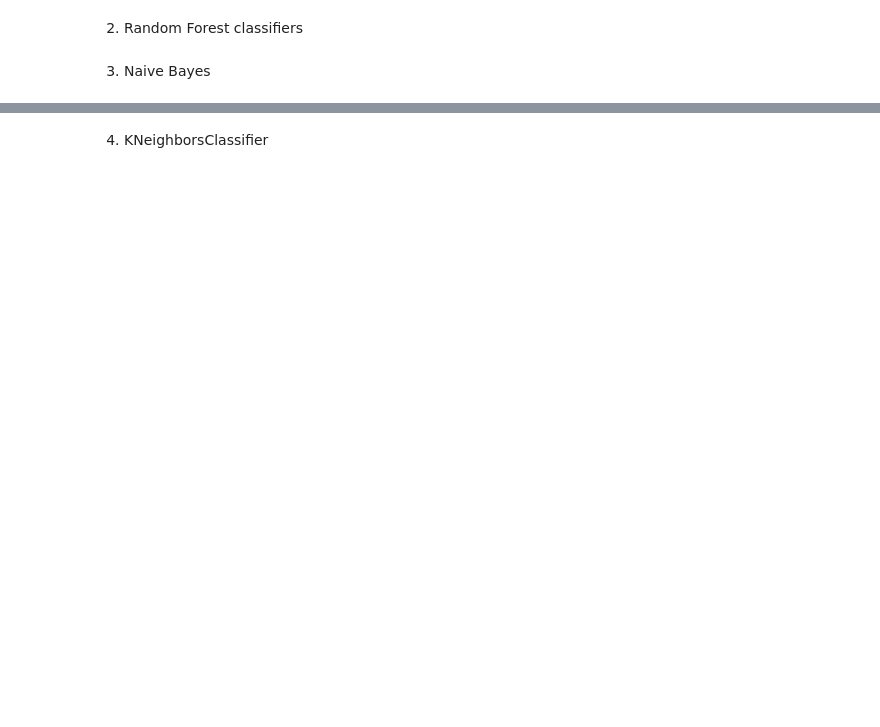
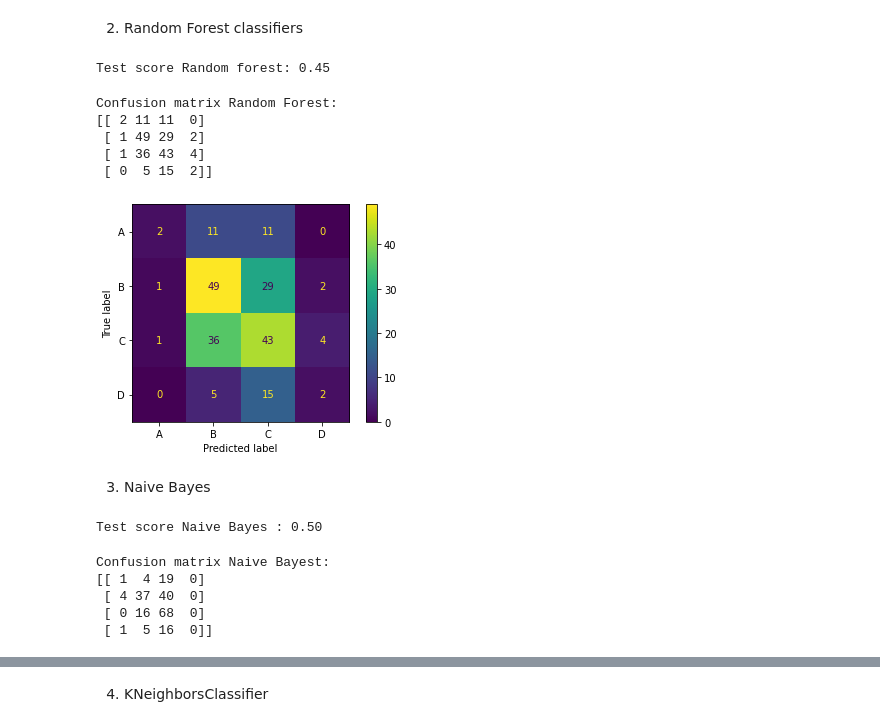
Before and after one commit to teerachot-m/Employee-Performance-Evaluation-and-Prediction, a Jupyter notebook: Project_HR.ipynb, the cells around one changed output, grey strips where cells are left out. Cells and saved outputs as stored; diff of their text form; code cells hidden in the pictures; blank space fills up the shorter version.

```diff
--- a/Project_HR.ipynb
+++ b/Project_HR.ipynb
@@ -1021,4 +1053,41 @@ Number of features used: 11
 # %% [markdown]
 2. Random Forest classifiers
+# %%
+forest2 = RandomForestClassifier(n_estimators=21, random_state=0)
+forest2.fit(X_train1, y_train1)
+pred_rf=forest2.predict(X_test1)
+print("Test score Random forest: {:.2f}".format(forest2.score(X_test1, y_test1)))
+# %% [output]
+Test score Random forest: 0.45
+# %%
+confusion2 = confusion_matrix(y_test1, pred_rf)
+print("Confusion matrix Random Forest:\n{}".format(confusion2))
+# %% [output]
+Confusion matrix Random Forest:
+[[ 2 11 11  0]
+ [ 1 49 29  2]
+ [ 1 36 43  4]
+ [ 0  5 15  2]]
+# %%
+plot_confusion_matrix(forest2, X_test1, y_test1)
+plt.show()
+# %% [output]
+[figure, added]
 # %% [markdown]
 3. Naive Bayes
+# %%
+gnb3 = GaussianNB(var_smoothing=5.336699231206302e-09)
+gnb3.fit(X_train1, y_train1)
+pred_gnb=gnb3.predict(X_test1)
+print("Test score Naive Bayes : {:.2f}".format(gnb3.score(X_test1, y_test1)))
+# %% [output]
+Test score Naive Bayes : 0.50
+# %%
+confusion3 = confusion_matrix(y_test1, pred_gnb)
+print("Confusion matrix Naive Bayest:\n{}".format(confusion3))
+# %% [output]
+Confusion matrix Naive Bayest:
+[[ 1  4 19  0]
+ [ 4 37 40  0]
+ [ 0 16 68  0]
+ [ 1  5 16  0]]
```
Also changed, not shown: parts of 18 cells of this notebook.
